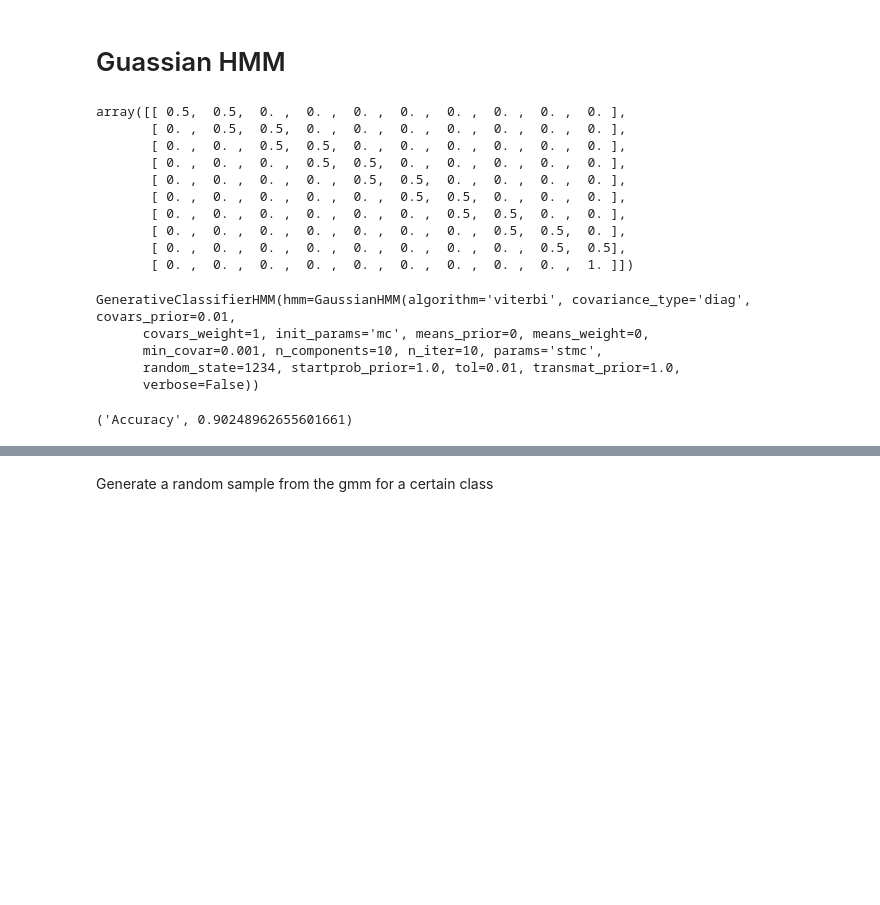
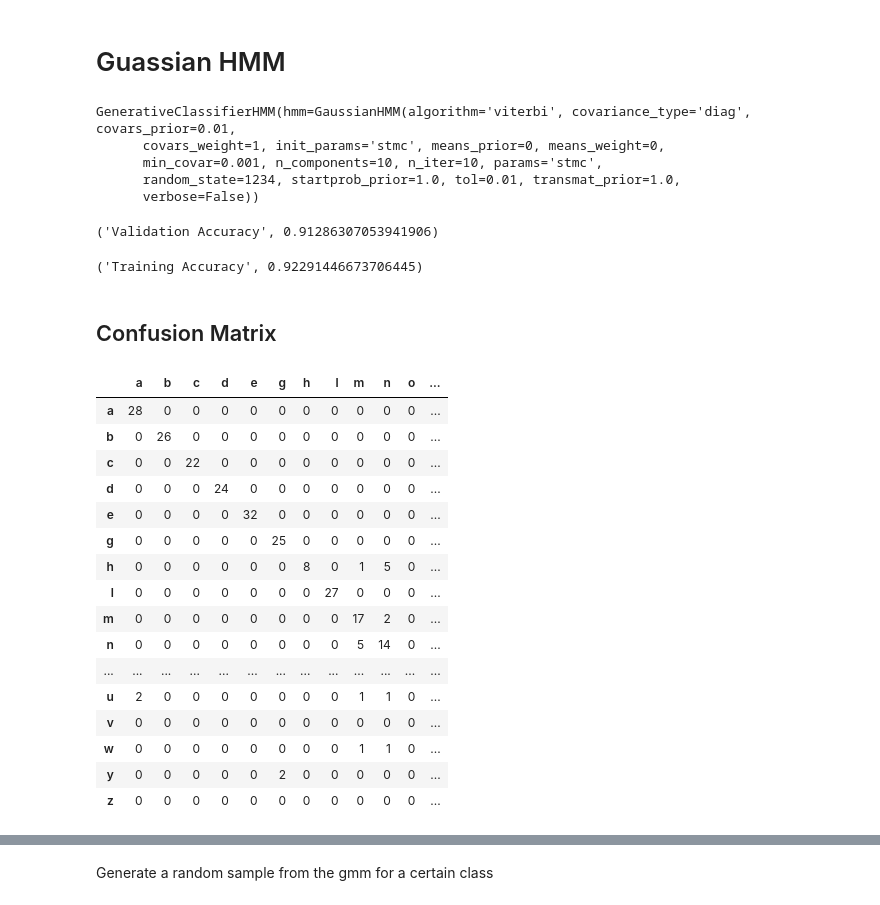
Before and after one commit to mckayryan/classifying_handwritten_letters_HMM, a Jupyter notebook: Assignment 2.ipynb, the cells around one changed output, grey strips where cells are left out. Cells and saved outputs as stored; diff of their text form; code cells hidden in the pictures; blank space fills up the shorter version.

```diff
--- a/Assignment 2.ipynb
+++ b/Assignment 2.ipynb
@@ -156,28 +207,17 @@ class GenerativeClassifierHMM(BaseEstimator, ClassifierMixin):
 # %% [markdown]
 # Guassian HMM
 # %%
-# Parameters
-n_states = 10
+# # Parameters
+# n_states = 10
 
-# initial guess for EM
-pi0 = np.eye(1, n_states)[0] # start probability
-pi0
+# # initial guess for EM
+# pi0 = np.eye(1, n_states)[0] # start probability
+# pi0
 
-# initial guess for EM
-# transition matrix
-trans0 = np.diag(np.ones(n_states)) + np.diag(np.ones(n_states-1), 1)
-trans0 /= trans0.sum(axis=1).reshape(-1, 1)
-trans0
+# # initial guess for EM
+# # transition matrix
+# trans0 = np.diag(np.ones(n_states)) + np.diag(np.ones(n_states-1), 1)
+# trans0 /= trans0.sum(axis=1).reshape(-1, 1)
+# trans0
-# %% [output]
-array([[ 0.5,  0.5,  0. ,  0. ,  0. ,  0. ,  0. ,  0. ,  0. ,  0. ],
-       [ 0. ,  0.5,  0.5,  0. ,  0. ,  0. ,  0. ,  0. ,  0. ,  0. ],
-       [ 0. ,  0. ,  0.5,  0.5,  0. ,  0. ,  0. ,  0. ,  0. ,  0. ],
-       [ 0. ,  0. ,  0. ,  0.5,  0.5,  0. ,  0. ,  0. ,  0. ,  0. ],
-       [ 0. ,  0. ,  0. ,  0. ,  0.5,  0.5,  0. ,  0. ,  0. ,  0. ],
-       [ 0. ,  0. ,  0. ,  0. ,  0. ,  0.5,  0.5,  0. ,  0. ,  0. ],
-       [ 0. ,  0. ,  0. ,  0. ,  0. ,  0. ,  0.5,  0.5,  0. ,  0. ],
-       [ 0. ,  0. ,  0. ,  0. ,  0. ,  0. ,  0. ,  0.5,  0.5,  0. ],
-       [ 0. ,  0. ,  0. ,  0. ,  0. ,  0. ,  0. ,  0. ,  0.5,  0.5],
-       [ 0. ,  0. ,  0. ,  0. ,  0. ,  0. ,  0. ,  0. ,  0. ,  1. ]])
 # %%
 hmm = GaussianHMM(n_components=n_states,
@@ -199,16 +239,17 @@ hmm_classifier = GenerativeClassifierHMM(hmm)
 train_index, test_index = list(kf.split(xtrain, ytrain))[0]
 
 hmm_classifier.fit(xtrain[train_index],
-                   label_enc.transform(ytrain[train_index]))
+                   label_enc.transform(ytrain[train_index]),
+                   np.tile(10, 20))
 # %% [output]
 GenerativeClassifierHMM(hmm=GaussianHMM(algorithm='viterbi', covariance_type='diag', covars_prior=0.01,
-      covars_weight=1, init_params='mc', means_prior=0, means_weight=0,
+      covars_weight=1, init_params='stmc', means_prior=0, means_weight=0,
       min_covar=0.001, n_components=10, n_iter=10, params='stmc',
       random_state=1234, startprob_prior=1.0, tol=0.01, transmat_prior=1.0,
       verbose=False))
 # %%
 y_val_pred = label_enc.inverse_transform(hmm_classifier.predict(xtrain[test_index]))
 # %%
-print('Accuracy', (y_val_pred == ytrain[test_index]).mean())
+print('Validation Accuracy', (y_val_pred == ytrain[test_index]).mean())
 # %% [output]
-('Accuracy', 0.90248962655601661)
+('Validation Accuracy', 0.91286307053941906)
@@ -214,0 +258,30 @@ print('Accuracy', (y_val_pred == ytrain[test_index]).mean())
+# %%
+print('Training Accuracy', (y_train_pred == ytrain[train_index]).mean())
+# %% [output]
+('Training Accuracy', 0.92291446673706445)
+# %% [markdown]
+## Confusion Matrix
+# %%
+import pandas
+conf_mat = pandas.DataFrame(confusion_matrix(ytrain[test_index], y_val_pred))
+conf_mat.columns = key
+conf_mat.index = key
+conf_mat
+# %% [output]
+|  | a | b | c | d | e | g | h | l | m | n | o | ... |
+| a | 28 | 0 | 0 | 0 | 0 | 0 | 0 | 0 | 0 | 0 | 0 | ... |
+| b | 0 | 26 | 0 | 0 | 0 | 0 | 0 | 0 | 0 | 0 | 0 | ... |
+| c | 0 | 0 | 22 | 0 | 0 | 0 | 0 | 0 | 0 | 0 | 0 | ... |
+| d | 0 | 0 | 0 | 24 | 0 | 0 | 0 | 0 | 0 | 0 | 0 | ... |
+| e | 0 | 0 | 0 | 0 | 32 | 0 | 0 | 0 | 0 | 0 | 0 | ... |
+| g | 0 | 0 | 0 | 0 | 0 | 25 | 0 | 0 | 0 | 0 | 0 | ... |
+| h | 0 | 0 | 0 | 0 | 0 | 0 | 8 | 0 | 1 | 5 | 0 | ... |
+| l | 0 | 0 | 0 | 0 | 0 | 0 | 0 | 27 | 0 | 0 | 0 | ... |
+| m | 0 | 0 | 0 | 0 | 0 | 0 | 0 | 0 | 17 | 2 | 0 | ... |
+| n | 0 | 0 | 0 | 0 | 0 | 0 | 0 | 0 | 5 | 14 | 0 | ... |
+| ... | ... | ... | ... | ... | ... | ... | ... | ... | ... | ... | ... | ... |
+| u | 2 | 0 | 0 | 0 | 0 | 0 | 0 | 0 | 1 | 1 | 0 | ... |
+| v | 0 | 0 | 0 | 0 | 0 | 0 | 0 | 0 | 0 | 0 | 0 | ... |
+| w | 0 | 0 | 0 | 0 | 0 | 0 | 0 | 0 | 1 | 1 | 0 | ... |
+| y | 0 | 0 | 0 | 0 | 0 | 2 | 0 | 0 | 0 | 0 | 0 | ... |
+| z | 0 | 0 | 0 | 0 | 0 | 0 | 0 | 0 | 0 | 0 | 0 | ... |
```
Also changed, not shown: parts of 23 cells of this notebook.
